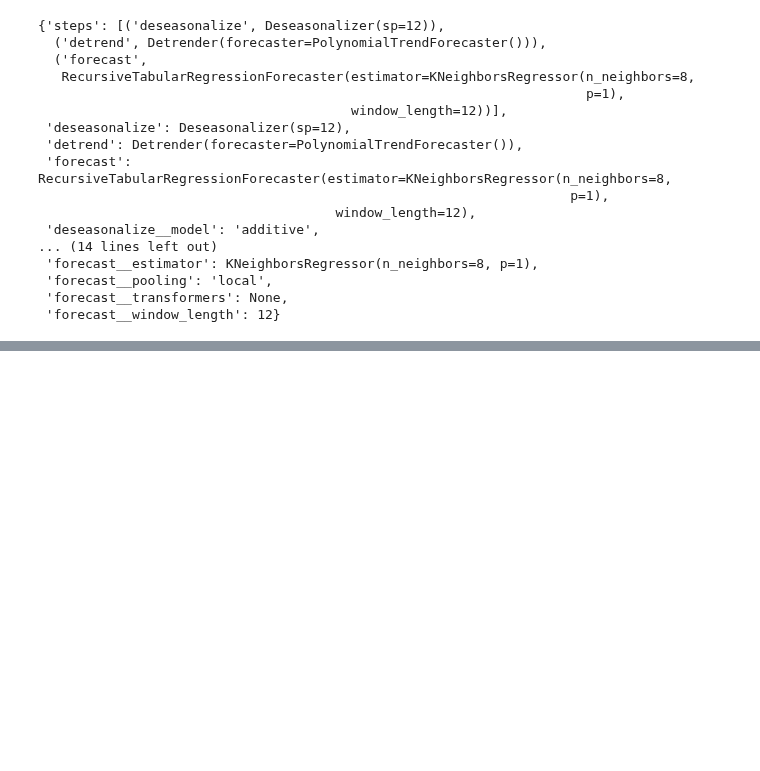
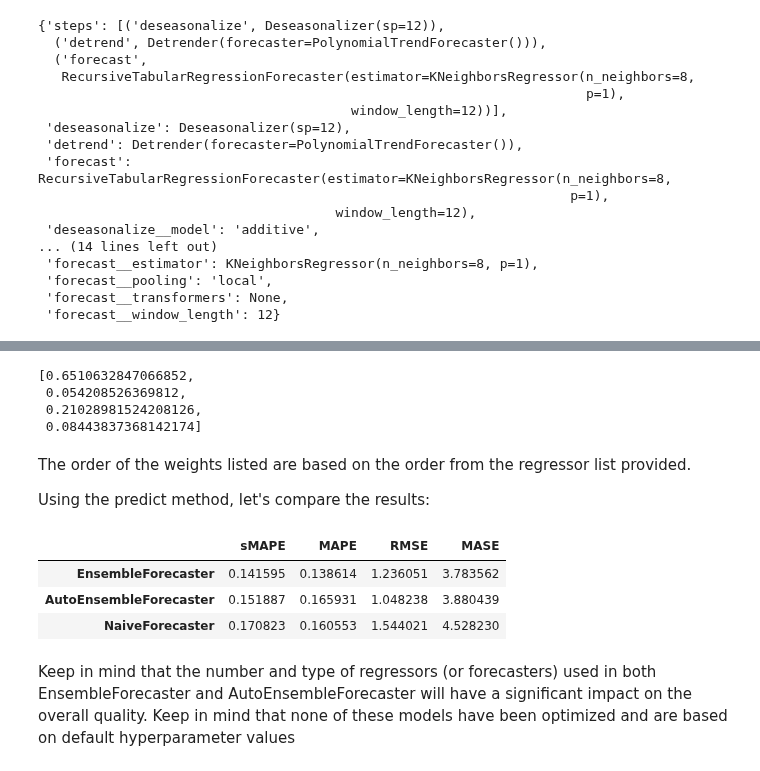
Before and after one commit to LaurbergMJ/TimeSeriesAnalysisWithPythonCookbook, a Jupyter notebook: Ch12.ipynb, the cells around one changed output, grey strips where cells are left out. Saved outputs shown, nothing was run; the diff lists cells and outputs as text; code cells hidden in the pictures; blank space fills up the shorter version.

```diff
--- a/Ch12.ipynb
+++ b/Ch12.ipynb
@@ -987,0 +1099,24 @@ model.get_params()
+# %%
+from sktime.forecasting.compose import AutoEnsembleForecaster
+auto = AutoEnsembleForecaster(forecasters=regressors, method='feature-importance')
+auto.fit(y=y_train, X=exog_train)
+auto.weights_
+# %% [output]
+[0.6510632847066852,
+ 0.054208526369812,
+ 0.21028981524208126,
+ 0.08443837368142174]
+# %% [markdown]
+The order of the weights listed are based on the order from the regressor list provided.
+
+Using the predict method, let's compare the results:
+# %%
+y_hat['AutoEnsembleForecaster'] = auto.predict(fh=fh, X=exog_test)
+evaluate(y_hat, y_train)
+# %% [output]
+|  | sMAPE | MAPE | RMSE | MASE |
+| EnsembleForecaster | 0.141595 | 0.138614 | 1.236051 | 3.783562 |
+| AutoEnsembleForecaster | 0.151887 | 0.165931 | 1.048238 | 3.880439 |
+| NaiveForecaster | 0.170823 | 0.160553 | 1.544021 | 4.528230 |
+# %% [markdown]
+Keep in mind that the number and type of regressors (or forecasters) used in both EnsembleForecaster and AutoEnsembleForecaster will have a significant impact on the overall quality. Keep in mind that none of these models have been optimized and are based on default hyperparameter values
```
Also changed, not shown: parts of 19 cells of this notebook.
